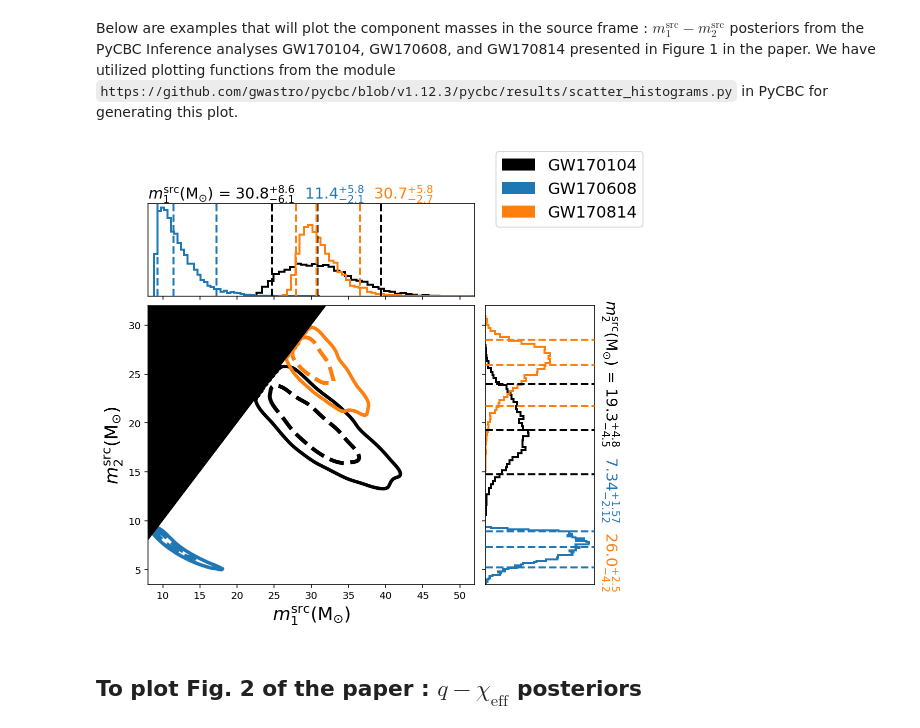
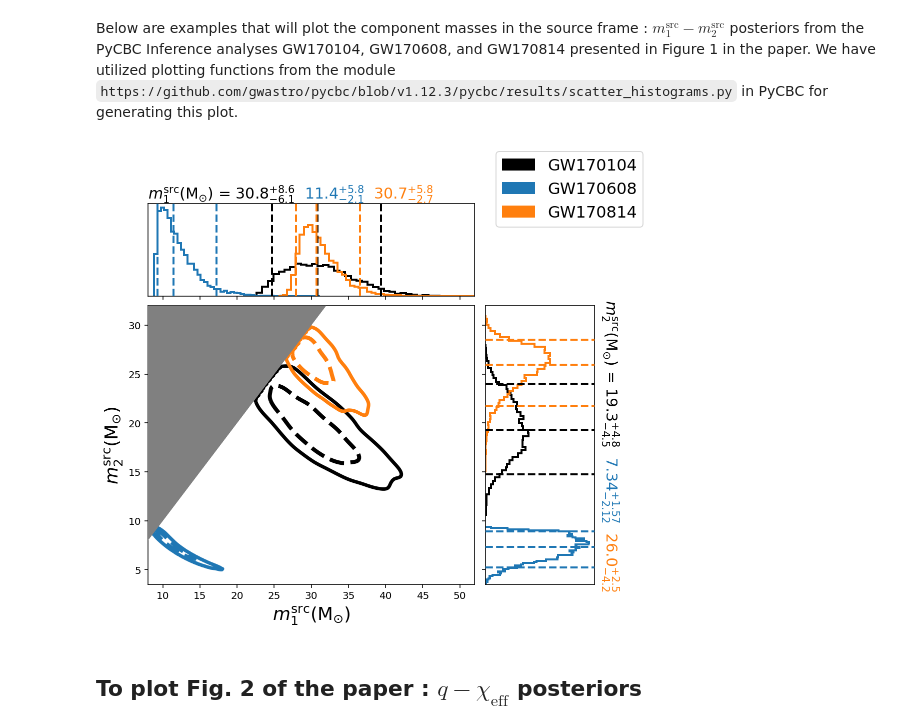
Before and after one commit to gwastro/o2-bbh-pe, a Jupyter notebook: data_release_o2_bbh_pe.ipynb, the cells around one changed output. Saved outputs shown, nothing was run; the diff lists cells and outputs as text; code cells hidden in the pictures.

```diff
--- a/data_release_o2_bbh_pe.ipynb
+++ b/data_release_o2_bbh_pe.ipynb
@@ -135,7 +149,6 @@ PyCBC has some common transforms pre-defined in the code, which can be used to d
 Below are examples that will plot the component masses in the source frame : $m_1^{\mathrm{src}} - m_2^{\mathrm{src}}$ posteriors from the PyCBC Inference analyses GW170104, GW170608, and GW170814 presented in Figure 1 in the paper. We have utilized plotting functions from the module ``https://github.com/gwastro/pycbc/blob/v1.12.3/pycbc/results/scatter_histograms.py`` in PyCBC for generating this plot.
 # %%
 import argparse
-import itertools
 import logging
 import numpy
 %matplotlib inline
@@ -280,21 +293,18 @@ def create_density_plot(xparam, yparam, samples, plot_density=True,
         s = numpy.percentile(resamps, percentiles)
         if contour_color is None:
             contour_color = 'k'
-        # make linewidths thicker if not plotting density for clarity
-        if plot_density:
-            lw = 3
-        else:
-            lw = 3
+        lw = 2
         ct90 = ax.contour(X, Y, Z, s[0], colors=contour_color, linewidths=3.5, linestyles="solid",
                         zorder=3)
         ct50 = ax.contour(X, Y, Z, s[1], colors=contour_color, linewidths=4, linestyles="dashed",
                         zorder=3)
+
         # label contours
         lbls = ['{p}%'.format(p=int(p)) for p in (100. - percentiles)]
 
-        x=numpy.linspace(8, 34, num=50) # for gw170814
+        x=numpy.linspace(8, 34, num=50)
         y1=x
-        ax.fill_between(x, x, 32, facecolor='black', zorder=10)
+        ax.fill_between(x, x, 32, facecolor='gray', zorder=10)
 
     return fig, ax
 
@@ -594,34 +604,34 @@ for i, (p, l, s) in enumerate(zip(parameters, labels, samples)):
     fill_color = "gray" if len(opts.input_file) == 1 else None
 
     # make histogram black lines if only one
     hist_color = contour_color
     hist_colors.append(hist_color)
 
     # pick a new color for each input file
     linecolor = contour_color
 
     # plot
     fig, axis_dict = create_multidim_plot(
                     p, s, labels=l, fig=fig, axis_dict=axis_dict,
                     plot_marginal=opts.plot_marginal,
                     marginal_percentiles=opts.marginal_percentiles,
                     contour_color=contour_color,
                     hist_color=hist_color,
                     line_color=contour_color,
                     fill_color=fill_color,
                     mins=mins, maxs=maxs)
 
 
 if opts.input_file_labels:
     handles = []
     for color, label in zip(hist_colors, opts.input_file_labels):
         handles.append(patches.Patch(color=color, label=label))
     fig.legend(loc="upper right", handles=handles,
                labels=opts.input_file_labels, fontsize=16)
 
 fig.show()
 # %% [output]
-[figure, old version]
+[figure, new version]
 # %% [markdown]
 ## To plot Fig. 2 of the paper : $q - \chi_{\mathrm{eff}}$ posteriors
 # %% [markdown]
```
Also changed, not shown: parts of 2 cells of this notebook, 1 other file.
